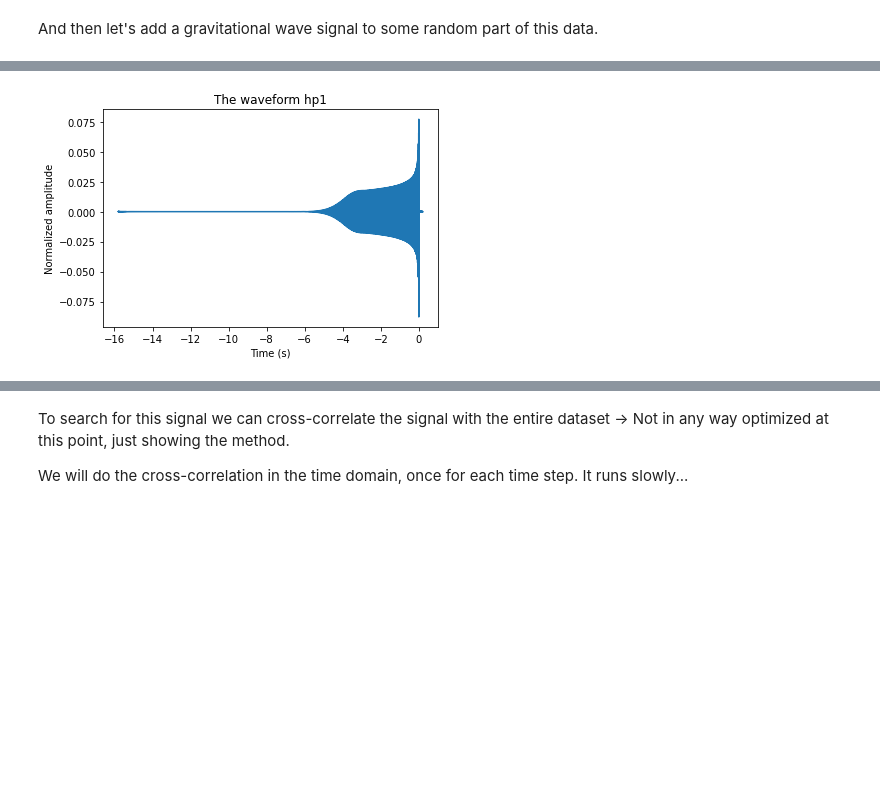
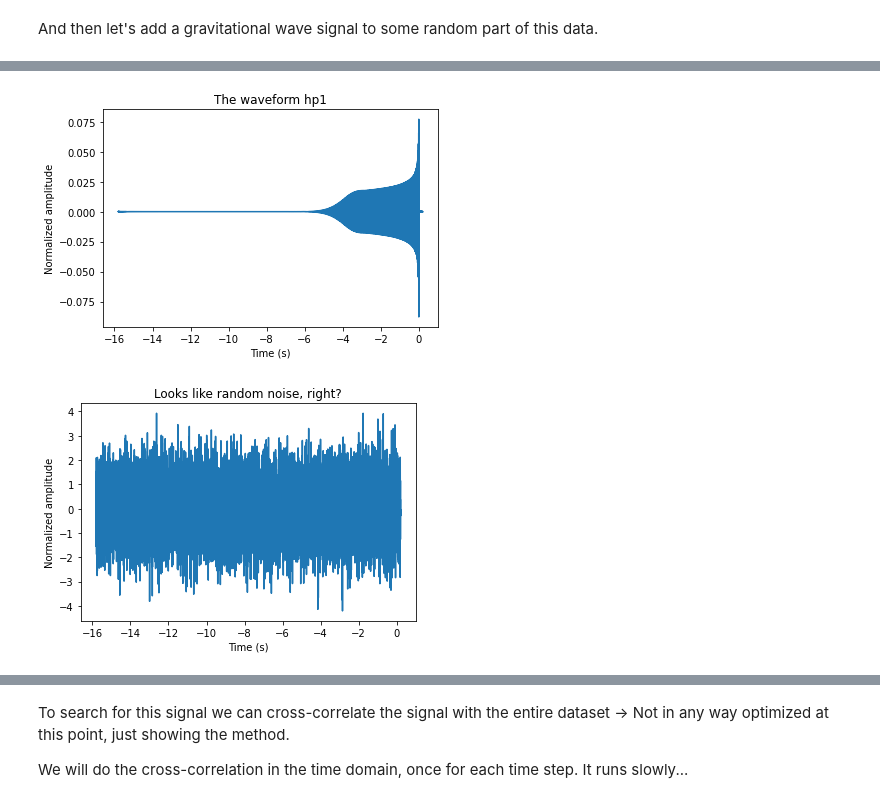
Before and after one commit to Syed-OAUJ/OAUJ_Class, a Jupyter notebook: Day_2/Tuto_2.1_Matched_filtering_introduction.ipynb, the cells around one changed output, grey strips where cells are left out. Cells and saved outputs as stored; diff of their text form; code cells hidden in the pictures; blank space fills up the shorter version.

```diff
--- a/Day_2/Tuto_2.1_Matched_filtering_introduction.ipynb
+++ b/Day_2/Tuto_2.1_Matched_filtering_introduction.ipynb
@@ -52,9 +45,6 @@ print(data)
 And then let's add a gravitational wave signal to some random part of this data.
 # %%
 from pycbc.waveform import get_td_waveform
-import numpy as np
-import pycbc.noise
-import pycbc.psd
 
 # the "approximant" (jargon for parameterized waveform family).
 # IMRPhenomD is defined in the frequency domain, but we'll get it in the time domain (td).
@@ -92,10 +82,6 @@ pylab.ylabel('Normalized amplitude')
 waveform_start = numpy.random.randint(0, len(data) - len(hp1))
 data[waveform_start:waveform_start+len(hp1)] += 10 * hp1.numpy()
 
-print('data here',data)
-
-
-print('wdf',data[waveform_start:waveform_start+len(hp1)])
 pylab.figure()
 pylab.title("Looks like random noise, right?")
 pylab.plot(hp1.sample_times, data[waveform_start:waveform_start+len(hp1)])
@@ -109,88 +95,5 @@ pylab.plot(hp1.sample_times, 10 * hp1)
 pylab.xlabel('Time (s)')
 pylab.ylabel('Normalized amplitude')
 
-print(len(data))
-print('data',data)
-
-
-print('###########')
-data_fft=np.fft.fft(data)
-print(len(data_fft))
-print('data_fft',data_fft)
-
-template, _ = get_td_waveform(approximant=apx,
-                         mass1=10,
-                         mass2=10,
-                         delta_t=1.0/sample_rate,
-                         f_lower=25)
-
-print('###########')
-print(len(template))
-print('template',template)
-
-
-zero_pad = np.zeros(len(data) - len(template))
-template_padded = np.append(template, zero_pad)
-template_fft = np.fft.fft(template_padded)
-
-
-# The color of the noise matches a PSD which you provide:
-# Generate a PSD matching Advanced LIGO's zero-detuned--high-power noise curve
-flow = 10.0
-delta_f = 1.0 / 128
-flen = int(sample_rate / (2 * delta_f)) + 1
-psd = pycbc.psd.aLIGOZeroDetHighPower(flen, delta_f, flow)
-
-# Generate colored noise
-delta_t = 1.0 / sample_rate
-ts = pycbc.noise.noise_from_psd(data_length*sample_rate, delta_t, psd, seed=127)
-
-# Estimate the amplitude spectral density (ASD = sqrt(PSD)) for the noisy data
-# using the "welch" method. We'll choose 4 seconds PSD samples that are overlapped 50%
-seg_len = int(4 / delta_t)
-seg_stride = int(seg_len / 2)
-estimated_psd = pycbc.psd.welch(ts,seg_len=seg_len,seg_stride=seg_stride)
-
-print('###########')
-print('###########')
-print(psd)
-
-fs=1024
-
-power, freq = pylab.psd(template, Fs=fs, NFFT=fs, visible=False)
-pylab.close()
-power_data, freq_psd = pylab.psd(data[12*fs:], Fs=fs, NFFT=fs, visible=False)
-pylab.close()
-
-
-# --- Match FFT frequency bins to PSD frequency bins
-datafreq = np.fft.fftfreq(data.size)*fs
-power_vec = np.interp(datafreq, 10*freq_psd, power_data)
-
-# --- Apply the optimal matched filter
-optimal = data_fft * template_fft.conjugate() / power_vec
-optimal_time = 2*np.fft.ifft(optimal)
-
-print('##############')
-print('optimal',optimal)
-print('##############')
-
-
-print('optimal_time,',optimal_time)
-
-
-# -- Normalize the matched filter output
-df = np.abs(datafreq[1] - datafreq[0])
-sigmasq = 2*(template_fft * template_fft.conjugate() / power_vec).sum() * df
-sigma = np.sqrt(np.abs(sigmasq))
-SNR = abs(optimal_time) / (sigma)
-
-
-peak = abs(SNR).argmax()
-snrp = SNR[peak]
-
-print('peak is',peak,'snrp is',snrp)
-
-print(SNR)
-print(len(SNR))
+print(len(hp1))
 # %% [output]
@@ -214 +101,2 @@ peak is 379212 snrp is 15.224945516256247
 [figure]
+[figure, added]
```
Also changed, not shown: parts of 11 cells of this notebook.
